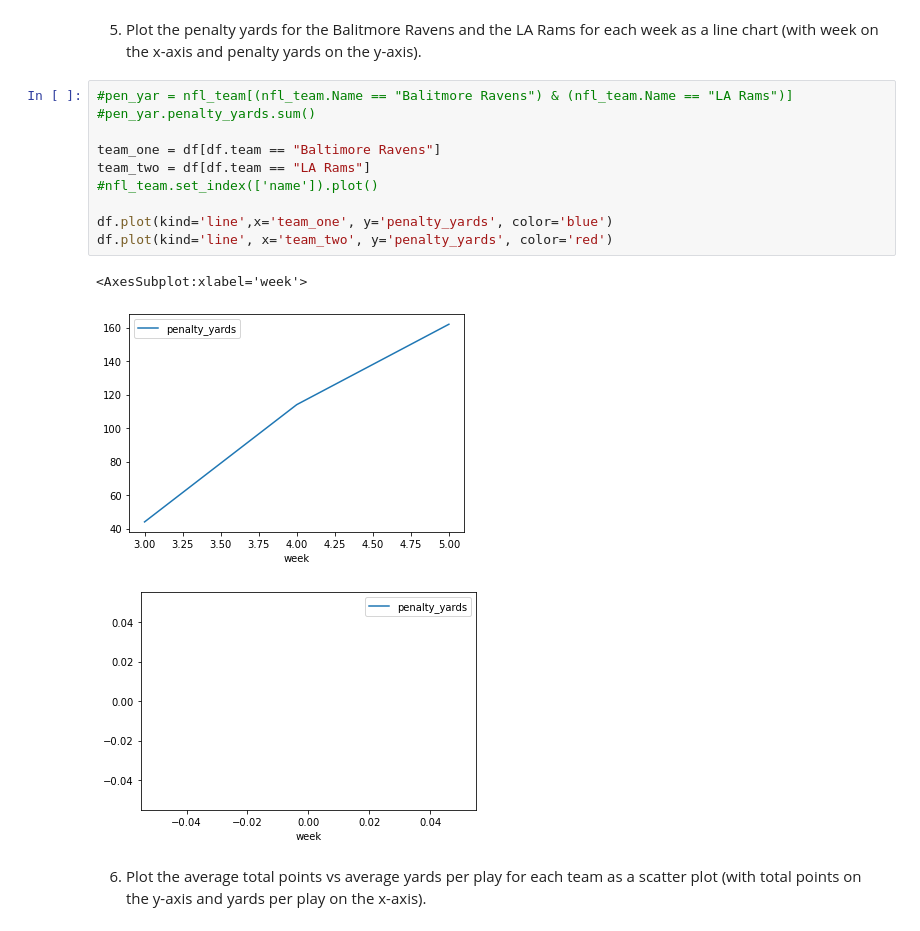
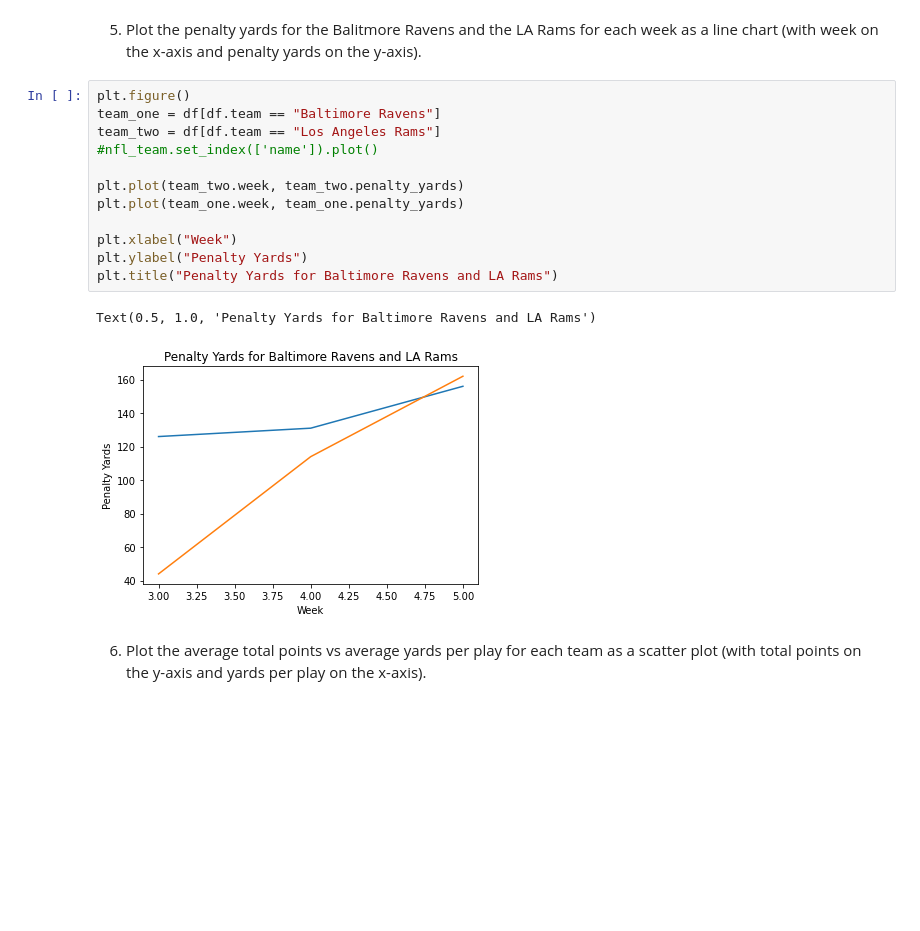
Before and after one commit to kayleeodom/cis277-fa22-Lab5, a Jupyter notebook: Lab5.ipynb, the cells around one changed output. Cells and saved outputs as stored; diff of their text form; blank space fills up the shorter version.

```diff
--- a/Lab5.ipynb
+++ b/Lab5.ipynb
@@ -107,20 +107,21 @@ plt.show()
 [figure]
 # %% [markdown]
 5. Plot the penalty yards for the Balitmore Ravens and the LA Rams for each week as a line chart (with week on the x-axis and penalty yards on the y-axis).
-# %%
-#pen_yar = nfl_team[(nfl_team.Name == "Balitmore Ravens") & (nfl_team.Name == "LA Rams")]
-#pen_yar.penalty_yards.sum()
-
-team_one = df[df.team == "Baltimore Ravens"]
-team_two = df[df.team == "LA Rams"]
-#nfl_team.set_index(['name']).plot()
-
-df.plot(kind='line',x='team_one', y='penalty_yards', color='blue')
-df.plot(kind='line', x='team_two', y='penalty_yards', color='red')
-# %% [output]
-<AxesSubplot:xlabel='week'>
-[figure, removed]
-[figure, removed]
+# %%
+plt.figure()
+team_one = df[df.team == "Baltimore Ravens"]
+team_two = df[df.team == "Los Angeles Rams"]
+#nfl_team.set_index(['name']).plot()
+
+plt.plot(team_two.week, team_two.penalty_yards)
+plt.plot(team_one.week, team_one.penalty_yards)
+
+plt.xlabel("Week")
+plt.ylabel("Penalty Yards")
+plt.title("Penalty Yards for Baltimore Ravens and LA Rams")
+# %% [output]
+Text(0.5, 1.0, 'Penalty Yards for Baltimore Ravens and LA Rams')
+[figure, added]
 # %% [markdown]
 6. Plot the average total points vs average yards per play for each team as a scatter plot (with total points on the y-axis and yards per play on the x-axis).
 # %%
```
Also changed, not shown: parts of 6 cells of this notebook.
